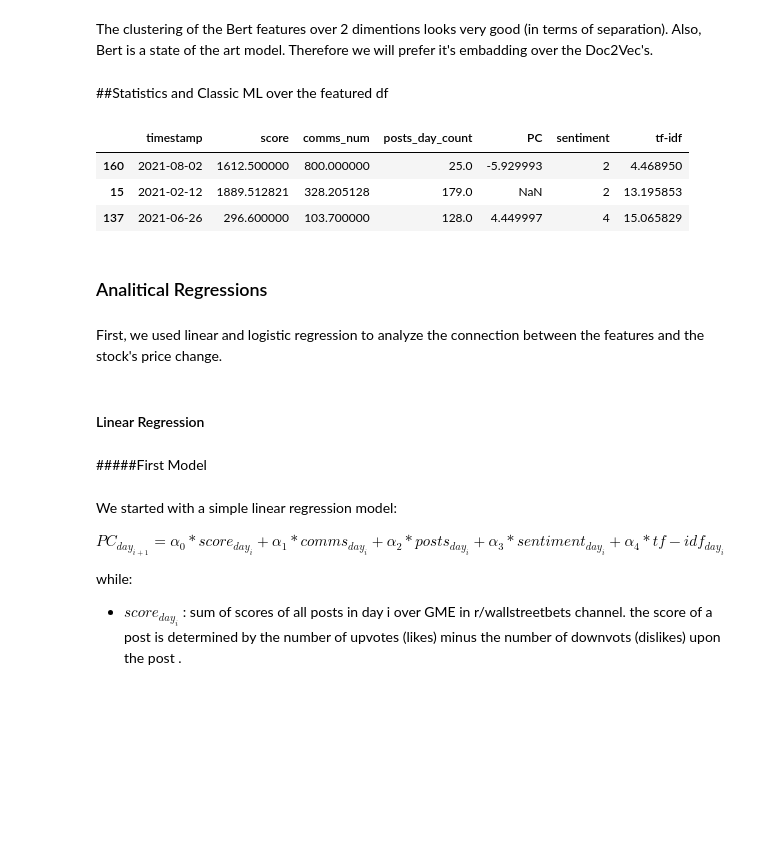
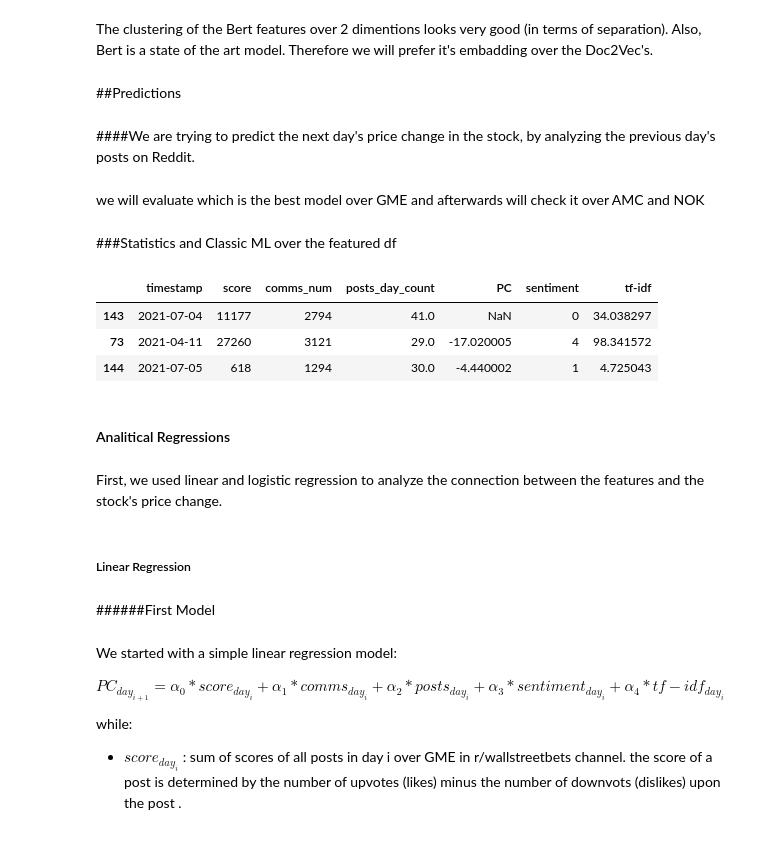
Before and after one commit to amit-shahar/StockValues, a Jupyter notebook: StocksValues.ipynb, the cells around one changed output. Cells and saved outputs as stored; diff of their text form; code cells hidden in the pictures; blank space fills up the shorter version.

```diff
--- a/StocksValues.ipynb
+++ b/StocksValues.ipynb
@@ -399,3 +397,19 @@ def create_wordclouds(data_frames):
     plt.axis("off")
 
   plt.show()
+# %%
+from datetime import datetime, timedelta
+def next_date(str_date):
+  return datetime.strftime(datetime.strptime(str_date, '%Y-%m-%d')+ timedelta(1), '%Y-%m-%d')
+
+
+def PC_of_next_date(str_date):
+  if str_date == day_GME_df.sort_values(by='timestamp')['timestamp'].iloc[-1] or str_date == day_GME_df.sort_values(by='timestamp')['timestamp'].iloc[-2]:
+    return GME_df['PC'].iloc[-1]
+  try:
+    x = GME_df[GME_df['timestamp'] == next_date(str_date)]['PC'].iloc[0]
+    y = GME_df[GME_df['timestamp'] == next_date(next_date(str_date))]['PC'].iloc[0]
+    return x if math.isnan(x)==False else y
+  except:
+    return GME_df['PC'].iloc[-1]
+  return x if math.isnan(x)==False else y
@@ -1349,52 +1446,60 @@ plt.show()
 # %% [markdown]
 The clustering of the Bert features over 2 dimentions looks very good (in terms of separation).
 Also, Bert is a state of the art model. Therefore we will prefer it's embadding over the Doc2Vec's.
+# %% [markdown]
+##Predictions
+# %% [markdown]
+####We are trying to predict the next day's price change in the stock, by analyzing the previous day's posts on Reddit.
+# %% [markdown]
+we will evaluate which is the best model over GME and afterwards will check it over AMC and NOK
 # %% [markdown]
-##Statistics and Classic ML over the featured df
+###Statistics and Classic ML over the featured df
 # %%
-#@title Adding Bert embeddings to the df
+#@title Dataframe for the predictions:
 #GME
+'''temp = pd.DataFrame(GME_df[GME_df['PC'].isna()]['timestamp'].apply(lambda x: PC_of_next_date(x)))
+temp.columns=['PC']
+GME_df = GME_df.combine_first(temp)'''
 GME_df['tf-idf'] = pd.DataFrame(X.todense()).T.apply(lambda x: x.sum())
 day_GME_df = GME_df.groupby('timestamp', as_index=False).sum()
-y = GME_df.groupby('timestamp', as_index=False)[['score','comms_num','posts_day_count','PC','tf-idf']].count().drop(columns='timestamp')
-day_GME_df[['score','comms_num','posts_day_count','PC','tf-idf']] = day_GME_df[['score','comms_num','posts_day_count','PC','tf-idf']].div(y)
-day_GME_df.name = GME_df.name
-day_before_GME = day_GME_df
-day_before_GME['PC']  = day_before['PC'].shift(-1)
+y = GME_df.groupby('timestamp', as_index=False)[['posts_day_count','PC']].count().drop(columns='timestamp')
+day_GME_df[['posts_day_count','PC']] = day_GME_df[['posts_day_count','PC']].div(y)
+day_before_GME = day_GME_df.copy()
+day_before_GME['PC']  = day_GME_df['PC'].shift(-1)
 day_before_GME.drop(['bert_cluster','bert_x0','bert_x1'],axis=1, inplace=True)
 
 #AMC
 AMC_df['tf-idf'] = pd.DataFrame(X.todense()).T.apply(lambda x: x.sum())
 day_AMC_df = AMC_df.groupby('timestamp', as_index=False).sum()
 y = AMC_df.groupby('timestamp', as_index=False)[['score','comms_num','posts_day_count','PC','tf-idf']].count().drop(columns='timestamp')
 day_AMC_df[['score','comms_num','posts_day_count','PC','tf-idf']] = day_AMC_df[['score','comms_num','posts_day_count','PC','tf-idf']].div(y)
 day_AMC_df.name = AMC_df.name
 day_before_AMC = day_AMC_df
-day_before_AMC['PC']  = day_before['PC'].shift(-1)
+day_before_AMC['PC']  = day_before_AMC['PC'].shift(-1)
 
 #NOK
 NOK_df['tf-idf'] = pd.DataFrame(X.todense()).T.apply(lambda x: x.sum())
 day_NOK_df = NOK_df.groupby('timestamp', as_index=False).sum()
 y = NOK_df.groupby('timestamp', as_index=False)[['score','comms_num','posts_day_count','PC','tf-idf']].count().drop(columns='timestamp')
 day_NOK_df[['score','comms_num','posts_day_count','PC','tf-idf']] = day_NOK_df[['score','comms_num','posts_day_count','PC','tf-idf']].div(y)
 day_NOK_df.name = NOK_df.name
 day_before_NOK = day_NOK_df
-day_before_NOK['PC']  = day_before['PC'].shift(-1)
+day_before_NOK['PC']  = day_before_AMC['PC'].shift(-1)
 
 day_before_GME.sample(n=3)
 # %% [output]
 |  | timestamp | score | comms_num | posts_day_count | PC | sentiment | tf-idf |
-| 160 | 2021-08-02 | 1612.500000 | 800.000000 | 25.0 | -5.929993 | 2 | 4.468950 |
-| 15 | 2021-02-12 | 1889.512821 | 328.205128 | 179.0 | NaN | 2 | 13.195853 |
-| 137 | 2021-06-26 | 296.600000 | 103.700000 | 128.0 | 4.449997 | 4 | 15.065829 |
+| 143 | 2021-07-04 | 11177 | 2794 | 41.0 | NaN | 0 | 34.038297 |
+| 73 | 2021-04-11 | 27260 | 3121 | 29.0 | -17.020005 | 4 | 98.341572 |
+| 144 | 2021-07-05 | 618 | 1294 | 30.0 | -4.440002 | 1 | 4.725043 |
 # %% [markdown]
-### Analitical Regressions
+#### Analitical Regressions
 # %% [markdown]
 First, we used linear and logistic regression to analyze the connection between the features and the stock's price change.
 # %% [markdown]
-#### Linear Regression
+##### Linear Regression
 # %% [markdown]
-#####First Model
+######First Model
 # %% [markdown]
 We started with a simple linear regression model:
 
```
Also changed, not shown: parts of 59 cells of this notebook.
